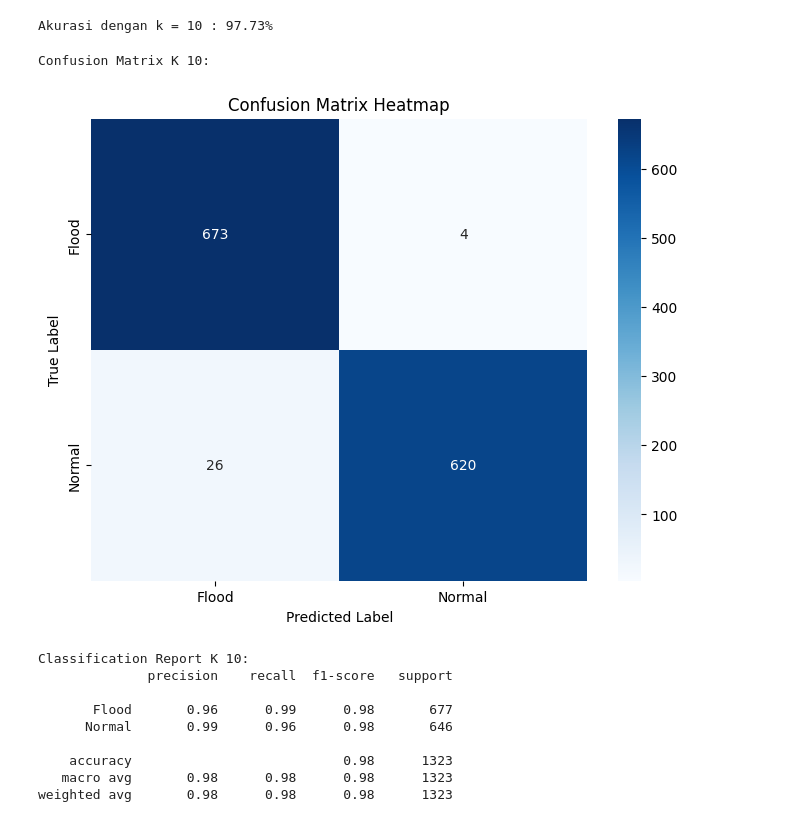
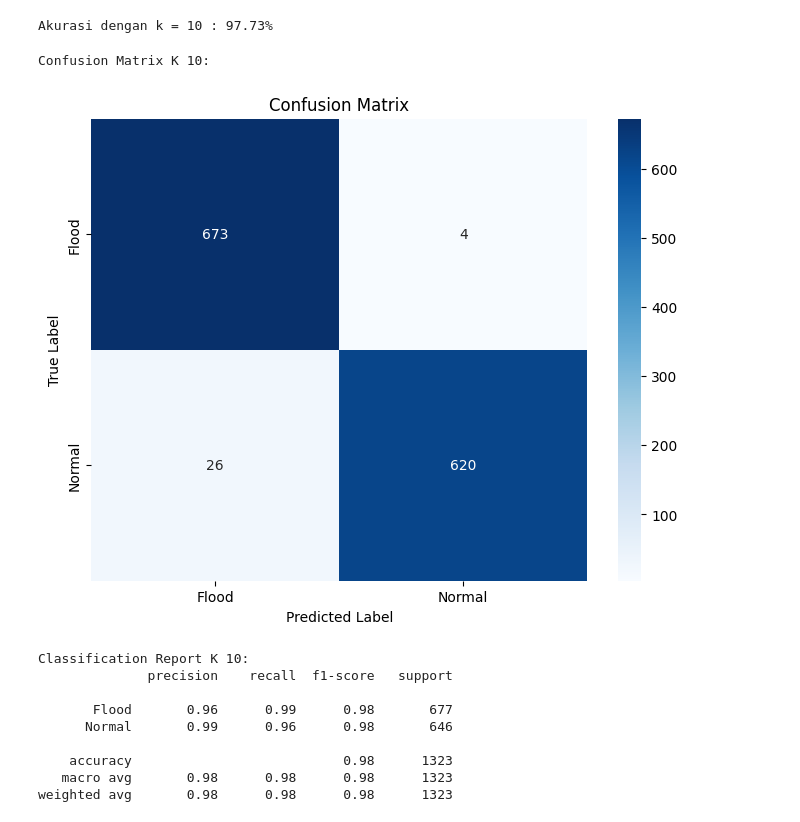
Before and after one commit to NaufalDekha002/NFD_MachineLearning, a Jupyter notebook: NFD_With_KNN.ipynb, the cells around one changed output. Cells and saved outputs as stored; diff of their text form; code cells hidden in the pictures.

```diff
--- a/NFD_With_KNN.ipynb
+++ b/NFD_With_KNN.ipynb
@@ -103,20 +103,20 @@ Akurasi dengan k = 10 : 97.73%
 # %%
 # Confusion Matrix
 conf_matrix = confusion_matrix(y_networkpatterns_test, y_networkpatterns_pred)
 
 # Print Confusion Matrix
 print("\nConfusion Matrix K 10: ")
 
 # Visualisasi Confusion Matrix dengan Heatmap
 plt.figure(figsize=(8, 6))
 sns.heatmap(conf_matrix, annot=True, fmt="d", cmap="Blues", xticklabels=label_encoder.classes_, yticklabels=label_encoder.classes_)
-plt.title("Confusion Matrix Heatmap")
+plt.title("Confusion Matrix")
 plt.xlabel("Predicted Label")
 plt.ylabel("True Label")
 plt.show()
 # %% [output]
 Confusion Matrix K 10:
-[figure, old version]
+[figure, new version]
 # %%
 # Classification Report
 print("\nClassification Report K 10: ")
```
